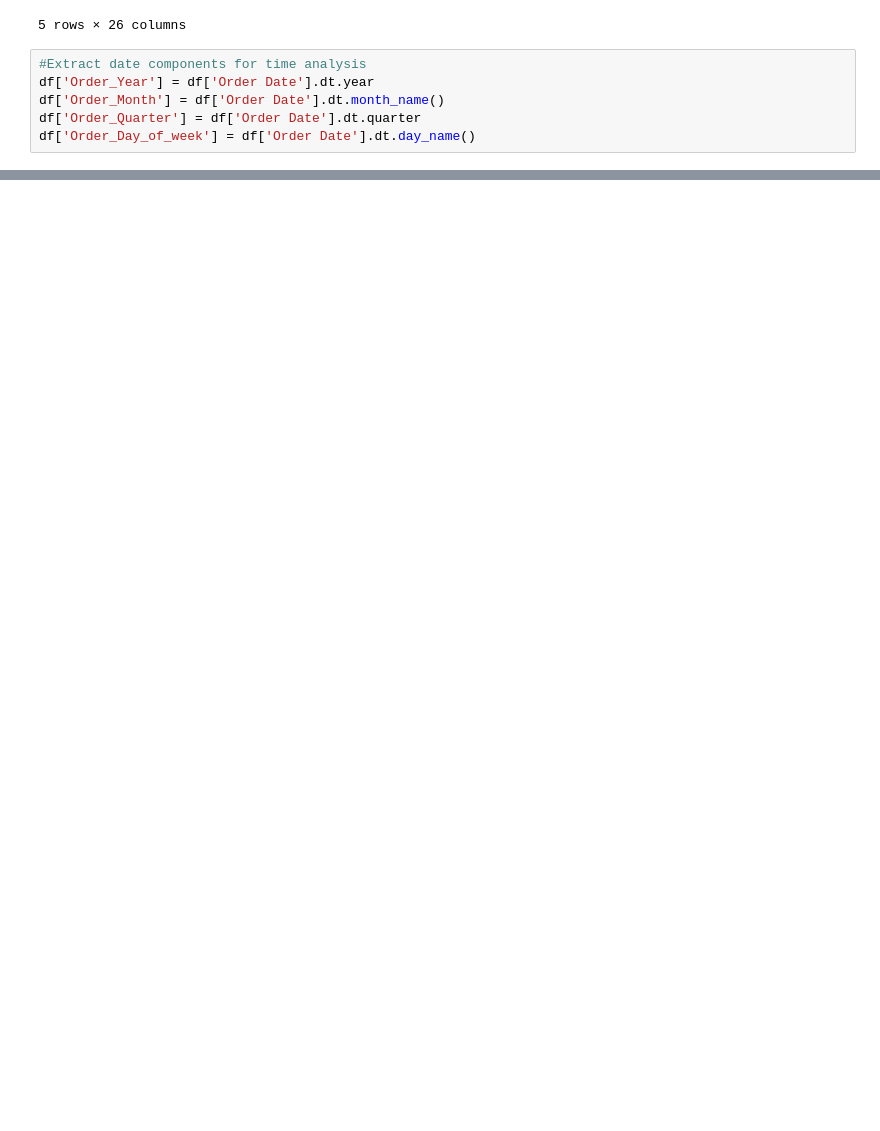
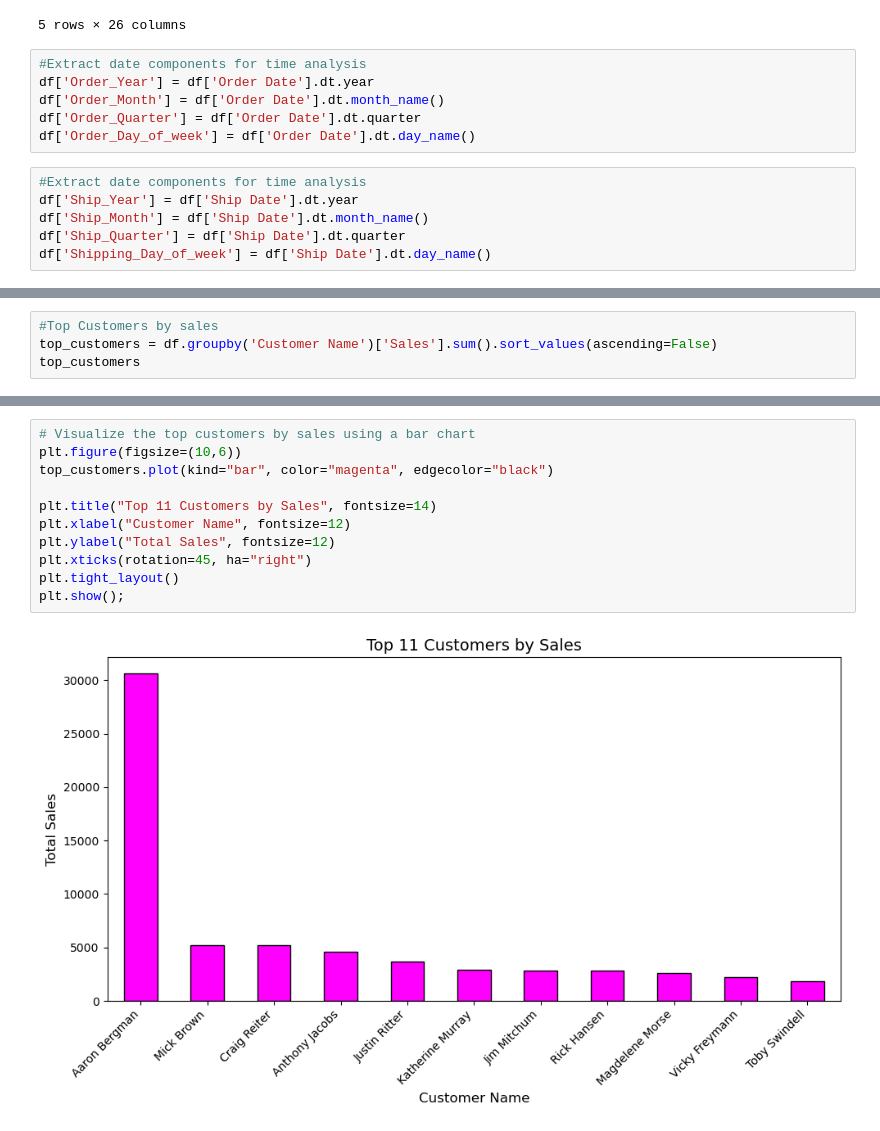
Before and after one commit to Lenmbugua/Analytics-Practice-Datasets, a Jupyter notebook: GlobalSuperstore.ipynb, the cells around one changed output, grey strips where cells are left out. Saved outputs shown, nothing was run; the diff lists cells and outputs as text; blank space fills up the shorter version.

```diff
--- a/GlobalSuperstore.ipynb
+++ b/GlobalSuperstore.ipynb
@@ -289,6 +289,12 @@ df['Order_Year'] = df['Order Date'].dt.year
 df['Order_Month'] = df['Order Date'].dt.month_name()
 df['Order_Quarter'] = df['Order Date'].dt.quarter
 df['Order_Day_of_week'] = df['Order Date'].dt.day_name()
+# %%
+#Extract date components for time analysis
+df['Ship_Year'] = df['Ship Date'].dt.year
+df['Ship_Month'] = df['Ship Date'].dt.month_name()
+df['Ship_Quarter'] = df['Ship Date'].dt.quarter
+df['Shipping_Day_of_week'] = df['Ship Date'].dt.day_name()
 # %%
 df.head()
 # %% [output]
@@ -301,0 +308,4 @@ df.head()
+# %%
+#Top Customers by sales
+top_customers = df.groupby('Customer Name')['Sales'].sum().sort_values(ascending=False)
+top_customers
@@ -301,0 +326,13 @@ df.head()
+# %%
+# Visualize the top customers by sales using a bar chart
+plt.figure(figsize=(10,6))
+top_customers.plot(kind="bar", color="magenta", edgecolor="black")
+
+plt.title("Top 11 Customers by Sales", fontsize=14)
+plt.xlabel("Customer Name", fontsize=12)
+plt.ylabel("Total Sales", fontsize=12)
+plt.xticks(rotation=45, ha="right")
+plt.tight_layout()
+plt.show();
+# %% [output]
+[figure, added]
```
Also changed, not shown: parts of 18 cells of this notebook.
